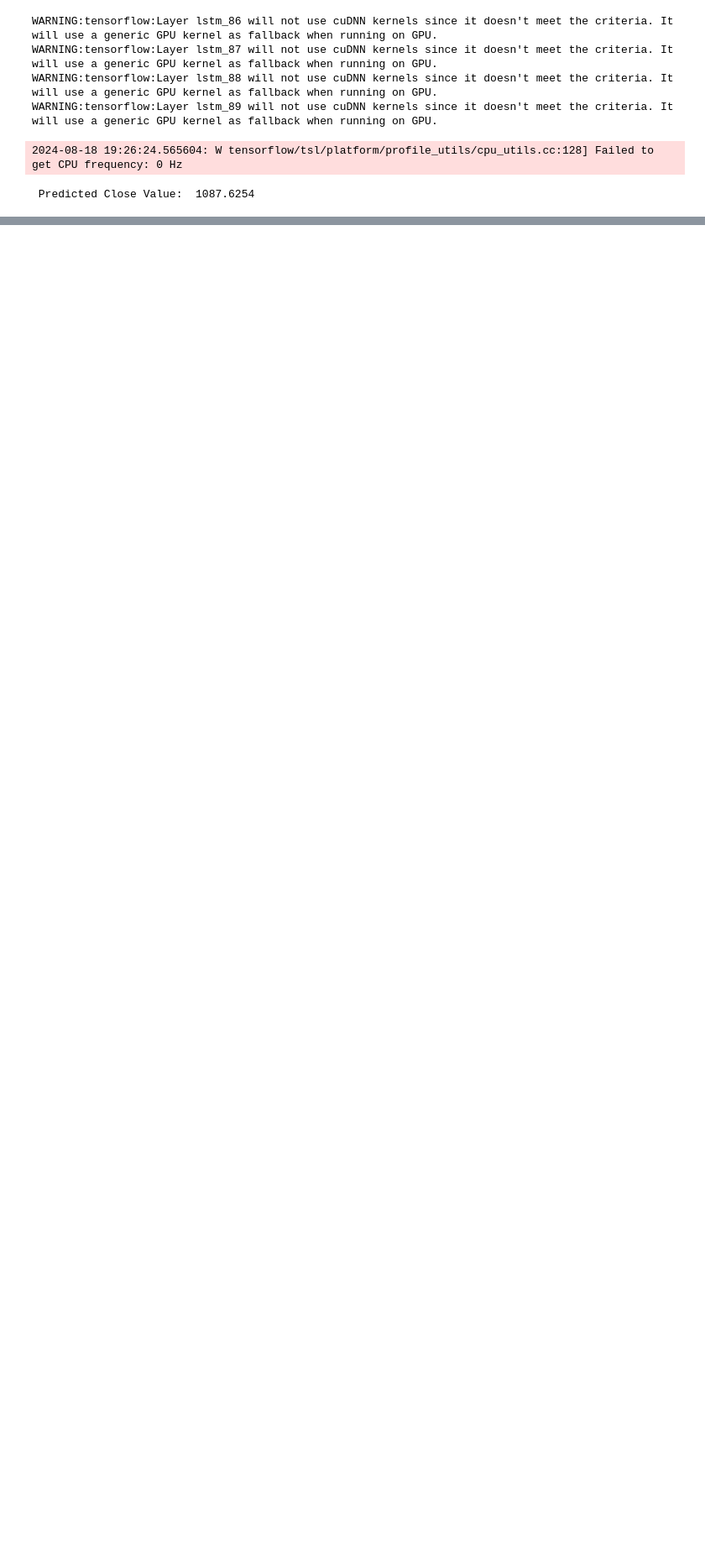
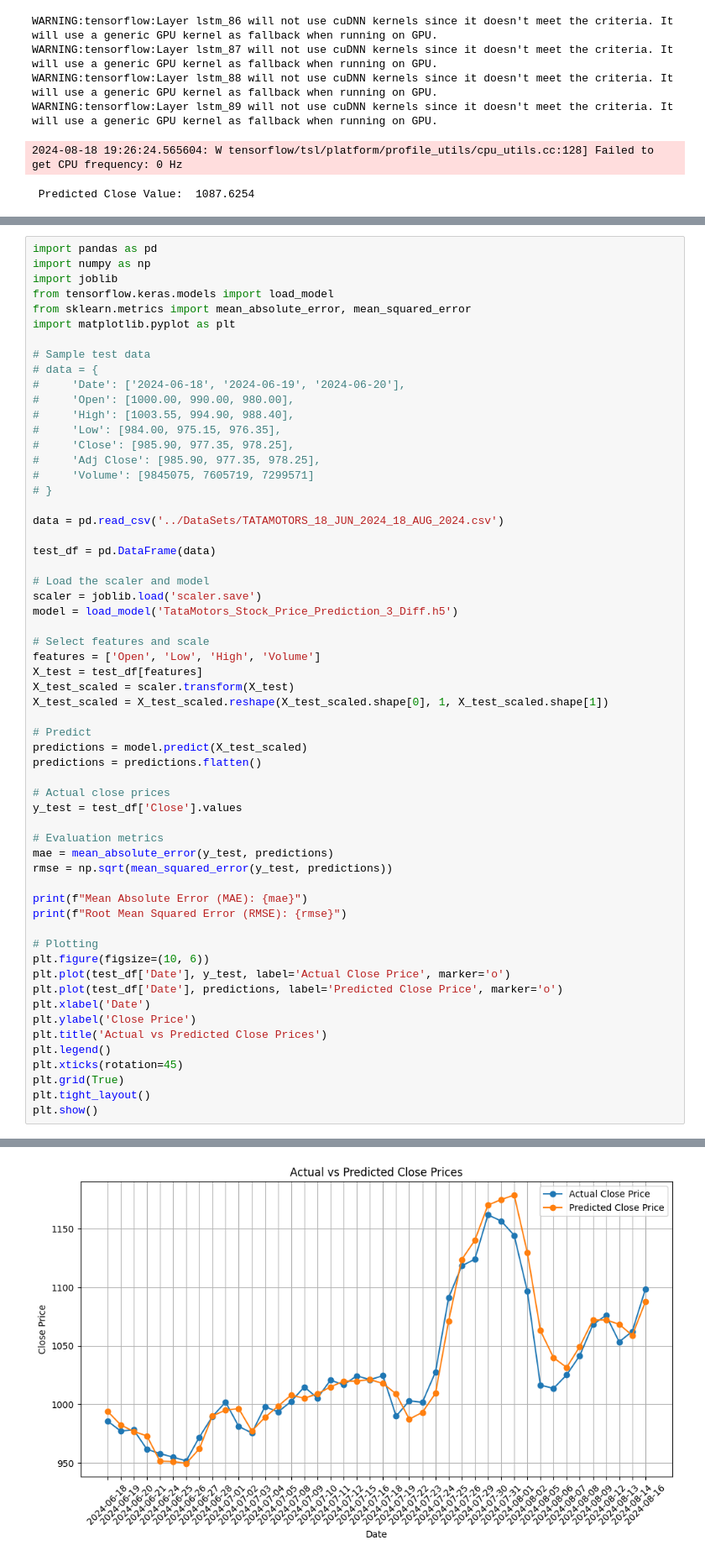
Before and after one commit to Arpanpatel98/TataMotors-Stock-Price-Prediction-LSTM, a Jupyter notebook: Final_Model_v1/model_prediction.ipynb, the cells around one changed output, grey strips where cells are left out. Shown at 84% size. Cells and saved outputs as stored; diff of their text form; blank space fills up the shorter version.

Commit message:
Evaluate Model inFinal_v1

```diff
--- a/Final_Model_v1/model_prediction.ipynb
+++ b/Final_Model_v1/model_prediction.ipynb
@@ -44,0 +49,60 @@ WARNING:tensorflow:Layer lstm_89 will not use cuDNN kernels since it doesn't mee
+# %%
+import pandas as pd
+import numpy as np
+import joblib
+from tensorflow.keras.models import load_model
+from sklearn.metrics import mean_absolute_error, mean_squared_error
+import matplotlib.pyplot as plt
+
+# Sample test data
+# data = {
+#     'Date': ['2024-06-18', '2024-06-19', '2024-06-20'],
+#     'Open': [1000.00, 990.00, 980.00],
+#     'High': [1003.55, 994.90, 988.40],
+#     'Low': [984.00, 975.15, 976.35],
+#     'Close': [985.90, 977.35, 978.25],
+#     'Adj Close': [985.90, 977.35, 978.25],
+#     'Volume': [9845075, 7605719, 7299571]
+# }
+
+data = pd.read_csv('../DataSets/TATAMOTORS_18_JUN_2024_18_AUG_2024.csv')
+
+test_df = pd.DataFrame(data)
+
+# Load the scaler and model
+scaler = joblib.load('scaler.save')
+model = load_model('TataMotors_Stock_Price_Prediction_3_Diff.h5')
+
+# Select features and scale
+features = ['Open', 'Low', 'High', 'Volume']
+X_test = test_df[features]
+X_test_scaled = scaler.transform(X_test)
+X_test_scaled = X_test_scaled.reshape(X_test_scaled.shape[0], 1, X_test_scaled.shape[1])
+
+# Predict
+predictions = model.predict(X_test_scaled)
+predictions = predictions.flatten()
+
+# Actual close prices
+y_test = test_df['Close'].values
+
+# Evaluation metrics
+mae = mean_absolute_error(y_test, predictions)
+rmse = np.sqrt(mean_squared_error(y_test, predictions))
+
+print(f"Mean Absolute Error (MAE): {mae}")
+print(f"Root Mean Squared Error (RMSE): {rmse}")
+
+# Plotting
+plt.figure(figsize=(10, 6))
+plt.plot(test_df['Date'], y_test, label='Actual Close Price', marker='o')
+plt.plot(test_df['Date'], predictions, label='Predicted Close Price', marker='o')
+plt.xlabel('Date')
+plt.ylabel('Close Price')
+plt.title('Actual vs Predicted Close Prices')
+plt.legend()
+plt.xticks(rotation=45)
+plt.grid(True)
+plt.tight_layout()
+plt.show()
+# %% [output]
@@ -44,0 +116 @@ WARNING:tensorflow:Layer lstm_89 will not use cuDNN kernels since it doesn't mee
+[figure, added]
```
Also changed, not shown: parts of 5 cells of this notebook.
